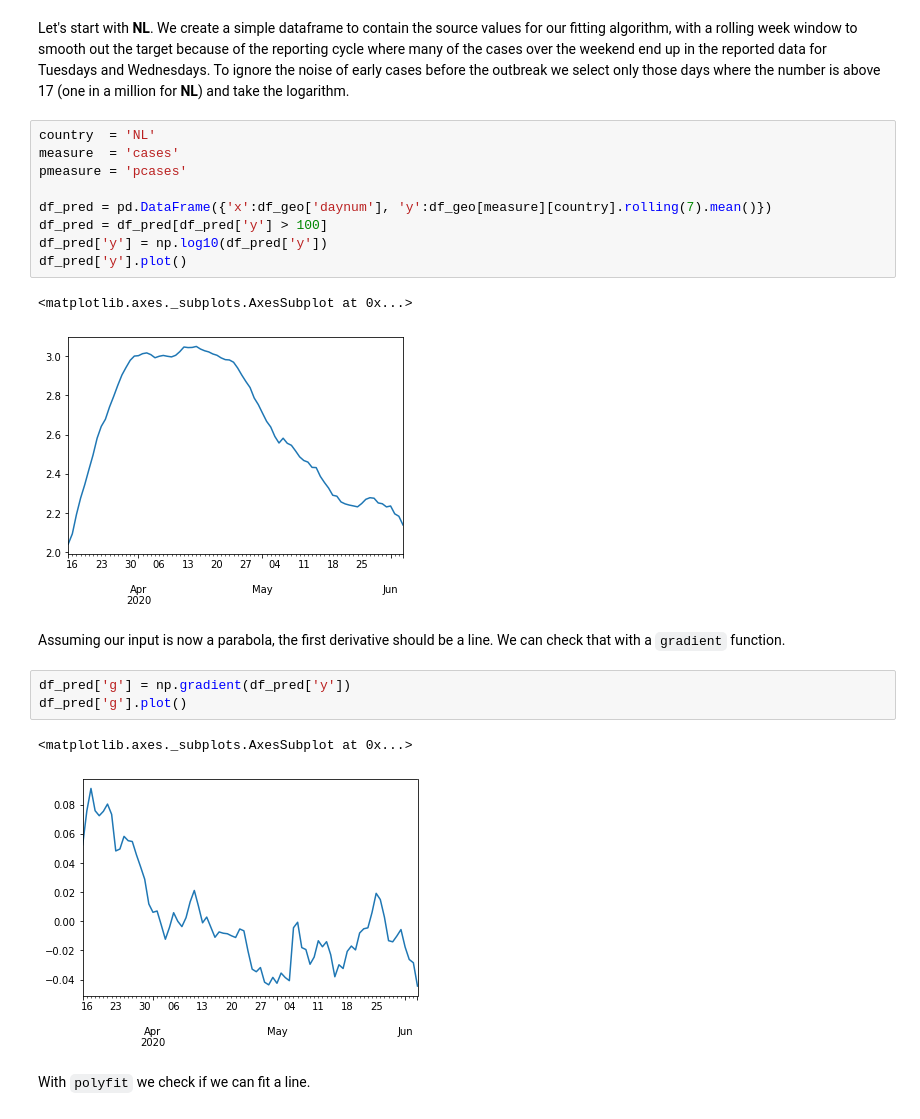
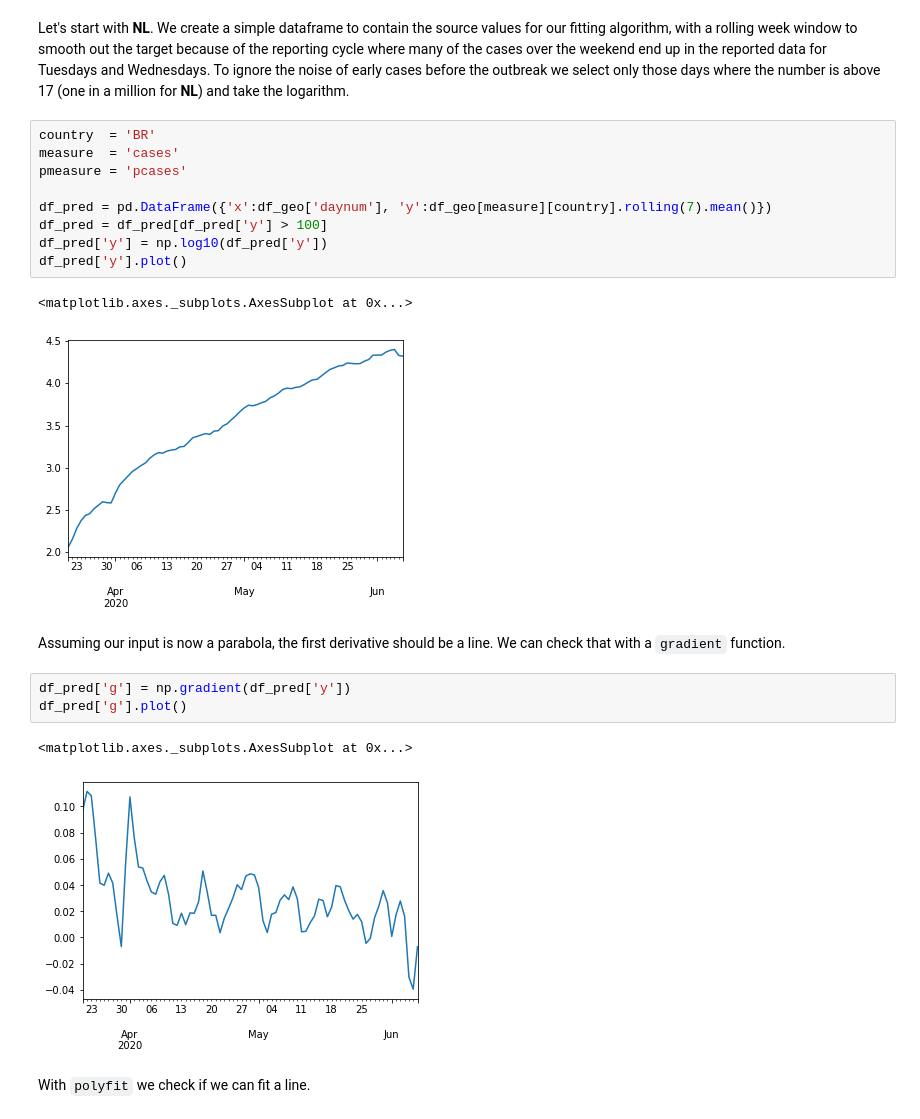
Before and after one commit to R3dje/COVID19, a Jupyter notebook: Modelpivot.ipynb, the cells around one changed output. Saved outputs shown, nothing was run; the diff lists cells and outputs as text.

```diff
--- a/Modelpivot.ipynb
+++ b/Modelpivot.ipynb
@@ -122,17 +117,17 @@ df_geo['cases'][['IT', 'ES', 'FR', 'BE', 'NL']].rolling(14).sum().plot(logy=True
 # %% [markdown]
 Let's start with __NL__. We create a simple dataframe to contain the source values for our fitting algorithm,  with a rolling week window to smooth out the target because of the reporting cycle where many of the cases over the weekend end up in the reported data for Tuesdays and Wednesdays. To ignore the noise of early cases before the outbreak we select only those days where the number is above 17 (one in a million for __NL__) and take the logarithm.
 # %%
-country  = 'NL'
+country  = 'BR'
 measure  = 'cases'
 pmeasure = 'pcases'
 
 df_pred = pd.DataFrame({'x':df_geo['daynum'], 'y':df_geo[measure][country].rolling(7).mean()})
 df_pred = df_pred[df_pred['y'] > 100]
 df_pred['y'] = np.log10(df_pred['y'])
 df_pred['y'].plot()
 # %% [output]
 <matplotlib.axes._subplots.AxesSubplot at 0x...>
-[figure, old version]
+[figure, new version]
 # %% [markdown]
 Assuming our input is now a parabola, the first derivative should be a line. We can check that with a `gradient` function.
 # %%
@@ -140,7 +135,7 @@ df_pred['g'] = np.gradient(df_pred['y'])
 df_pred['g'].plot()
 # %% [output]
 <matplotlib.axes._subplots.AxesSubplot at 0x...>
-[figure, old version]
+[figure, new version]
 # %% [markdown]
 With `polyfit` we check if we can fit a line.
 # %%
```
Also changed, not shown: parts of 10 cells of this notebook, 7 other files.
